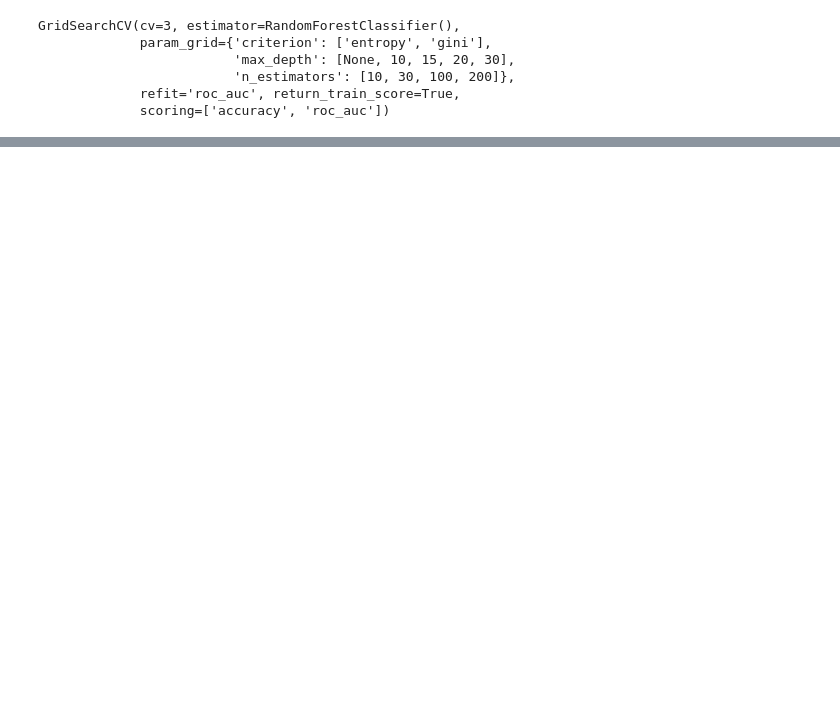
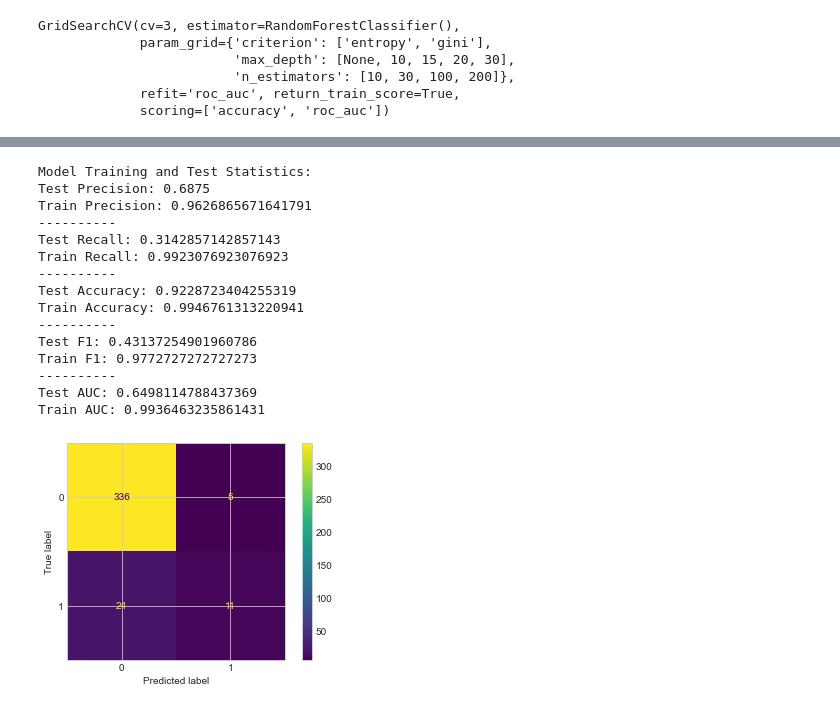
Before and after one commit to Davidkeebler/Credit_Card_Approvals_and_Denials_Prediction, a Jupyter notebook: Untitled.ipynb, the cells around one changed output, grey strips where cells are left out. Saved outputs shown, nothing was run; the diff lists cells and outputs as text; code cells hidden in the pictures; blank space fills up the shorter version.

```diff
--- a/Untitled.ipynb
+++ b/Untitled.ipynb
@@ -820,0 +789,24 @@ ax3.legend()
+# %%
+X_train_03, y_train_03 = SMOTE(sampling_strategy=0.3).fit_resample(X_train, y_train)
+X_train_09, y_train_09 = SMOTE(sampling_strategy=0.9).fit_resample(X_train, y_train)
+# %%
+random_forest03 = RandomForestClassifier(criterion='gini', max_depth=20, n_estimators=200)
+random_forest03.fit(X_train_03, y_train_03)
+model_eval_tree(random_forest03, X_train, X_test, y_train, y_test)
+# %% [output]
+Model Training and Test Statistics:
+Test Precision: 0.6875
+Train Precision: 0.9626865671641791
+----------
+Test Recall: 0.3142857142857143
+Train Recall: 0.9923076923076923
+----------
+Test Accuracy: 0.9228723404255319
+Train Accuracy: 0.9946761313220941
+----------
+Test F1: 0.43137254901960786
+Train F1: 0.9772727272727273
+----------
+Test AUC: 0.6498114788437369
+Train AUC: 0.9936463235861431
+[figure, added]
```
Also changed, not shown: parts of 21 cells of this notebook.
